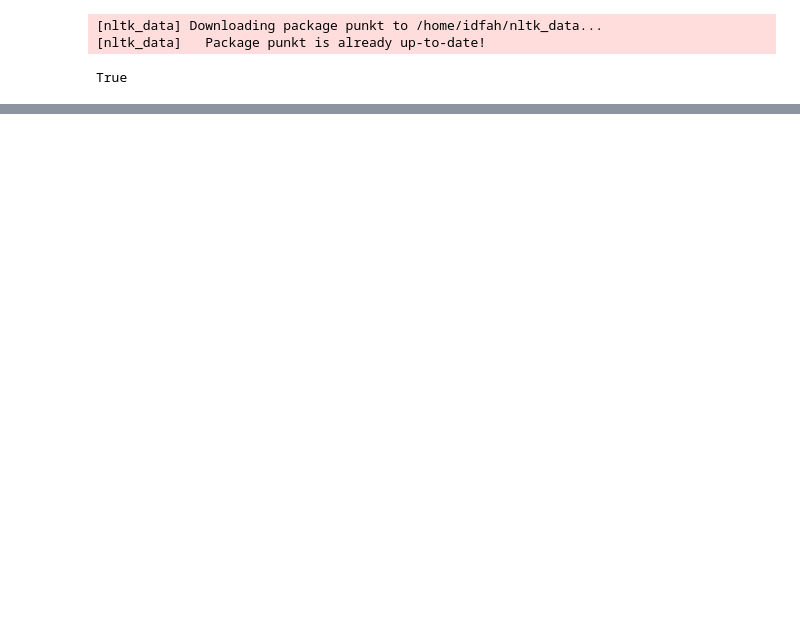
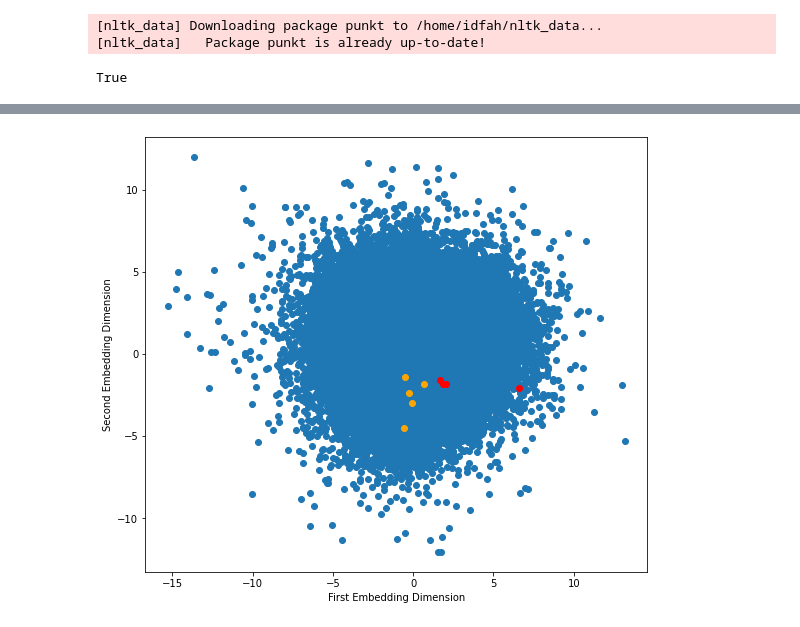
Before and after one commit to idfah/notebooks, a Jupyter notebook: nlp/word_embeddings_with_gensim_word2vec.ipynb, the cells around one changed output, grey strips where cells are left out. Drawn from its saved outputs; the diff is of its cells as text; code cells hidden in the pictures; blank space fills up the shorter version.

```diff
--- a/nlp/word_embeddings_with_gensim_word2vec.ipynb
+++ b/nlp/word_embeddings_with_gensim_word2vec.ipynb
@@ -135,6 +126,9 @@ list(vocab)[:10]
 # %%
+num_regex = re.compile(r'^[\−\-\+]?[\$¢€£¥₹₤]?\.?\d+([\.,:/]\d+)*$')
+
 def replace_word(word):
-    if word.isdigit():
+    #if word.isdigit():
+    if num_regex.match(word):
         return '<num>'
 
     if not word in vocab:
@@ -143,3 +137,4 @@ def replace_word(word):
     return word
 
 sub_lower_token_stream = lower_token_stream.map(lambda sent: list(map(replace_word, sent)))
+sub_lower_token_stream
@@ -280,0 +284,14 @@ plt.bar(range(embed_dim), model.wv.vectors.std(axis=0));
+# %%
+plt.scatter(emb_mat[:, 0], emb_mat[:, 1]);
+plt.xlabel('First Embedding Dimension');
+plt.ylabel('Second Embedding Dimension');
+
+words = ('elliott', 'fred', 'frank', 'john')
+idxs = [idx2word.index(word) for word in words]
+plt.scatter(emb_mat[idxs, 0], emb_mat[idxs, 1], color='red');
+
+words = ('omega', 'mu', 'alpha', 'beta', 'gamma')
+idxs = [idx2word.index(word) for word in words]
+plt.scatter(emb_mat[idxs, 0], emb_mat[idxs, 1], color='orange');
+# %% [output]
+[figure, added]
```
Also changed, not shown: parts of 31 cells of this notebook.
